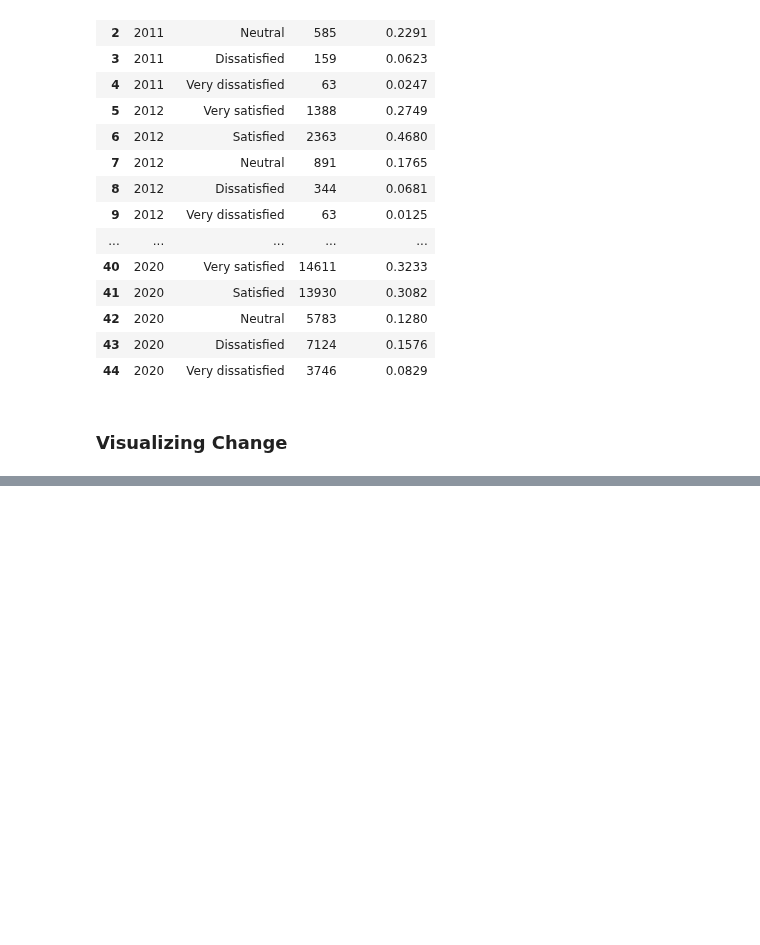
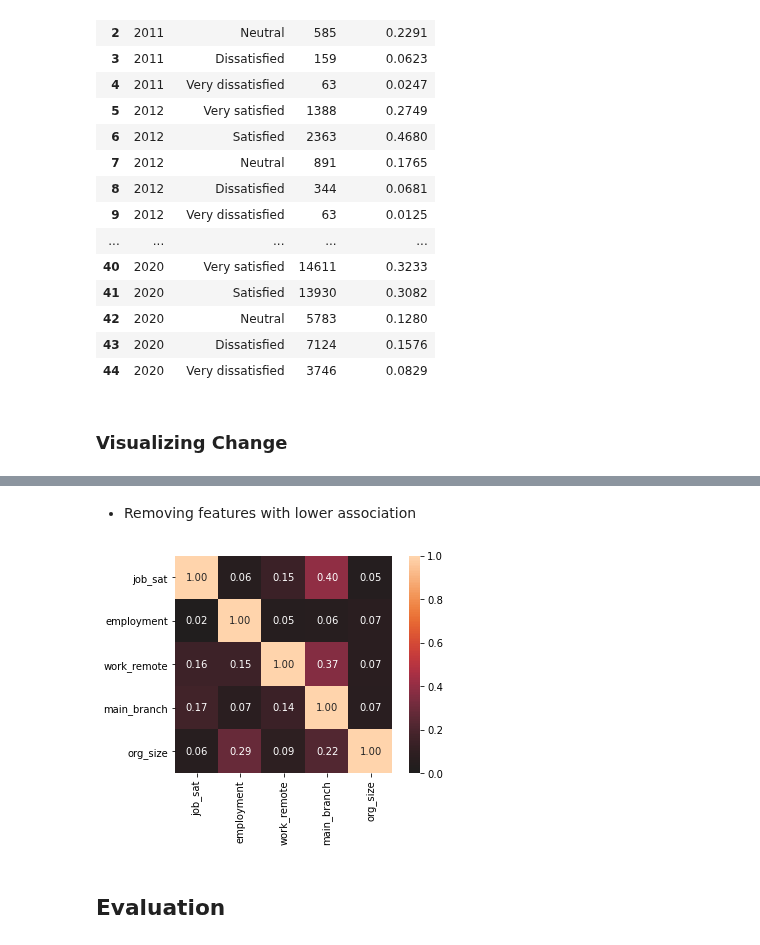
Before and after one commit to IsmaelMasharo/stack-overflow-survey-analysis, a Jupyter notebook: job_satisfaction_eda.ipynb, the cells around one changed output, grey strips where cells are left out. Saved outputs shown, nothing was run; the diff lists cells and outputs as text; code cells hidden in the pictures; blank space fills up the shorter version.

```diff
--- a/job_satisfaction_eda.ipynb
+++ b/job_satisfaction_eda.ipynb
@@ -248,0 +309,9 @@ py.plot(fig, filename = 'stack-overflow-job-satisfaction-over-year')
+# %% [markdown]
+* Removing features with lower association
+# %%
+df_2019_higher_corr = df_2019_categorical.drop(['trans', 'hobbyist', 'undergrad_major', 'ed_level'], axis=1)
+corr_results = associations(df_2019_higher_corr, theil_u=True);
+# %% [output]
+[figure, added]
+# %% [markdown]
+## Evaluation
```
Also changed, not shown: parts of 16 cells of this notebook, 3 other files.
